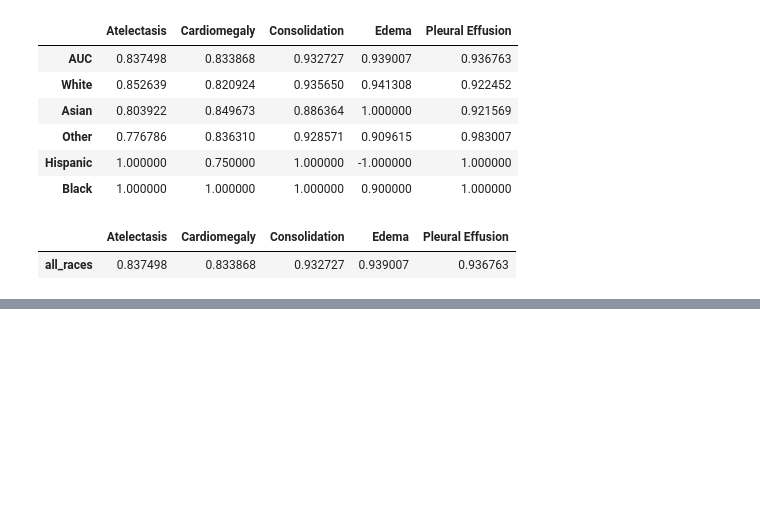
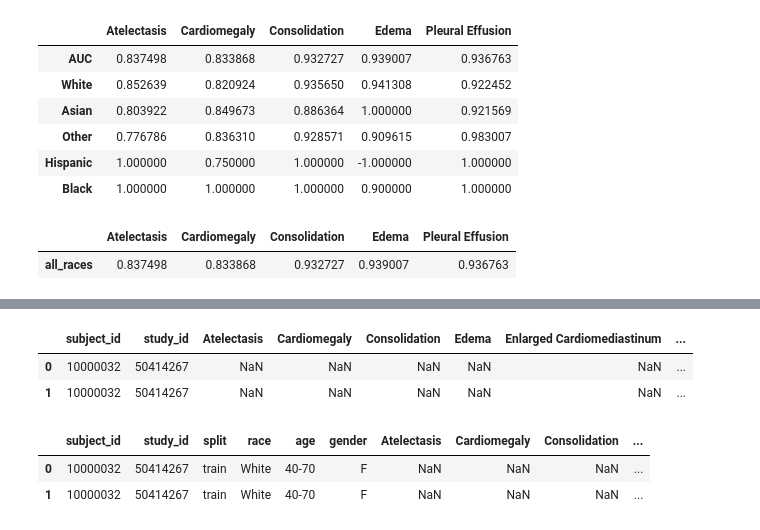
Before and after one commit to SharonPeled/racial-effect-in-radiographs-interpretation, a Jupyter notebook: evaluation.ipynb, the cells around one changed output, grey strips where cells are left out. Drawn from its saved outputs; the diff is of its cells as text; code cells hidden in the pictures; blank space fills up the shorter version.

```diff
--- a/evaluation.ipynb
+++ b/evaluation.ipynb
@@ -248,0 +288,4 @@ df_res_disease
+# %%
+df_patients = pd.read_csv(os.path.join(Configs.CXR_DATA_DIR, "patients.csv"))
+display(df_patients.shape)
+display(df_patients.head(2))
@@ -248,0 +297,7 @@ df_res_disease
+# %%
+df_cxr_joined = df_labels.merge(df_adm, on='subject_id').merge(df_patients, on='subject_id').merge(df_split, on=['subject_id', 'study_id'])
+df_cxr_joined.head(2)
+# %% [output]
+|  | subject_id | study_id | Atelectasis | Cardiomegaly | Consolidation | Edema | Enlarged Cardiomediastinum | ... |
+| 0 | 10000032 | 50414267 | NaN | NaN | NaN | NaN | NaN | ... |
+| 1 | 10000032 | 50414267 | NaN | NaN | NaN | NaN | NaN | ... |
@@ -248,0 +326,7 @@ df_res_disease
+# %%
+df_cxr_demo = df_cxr_joined[['subject_id', 'study_id', 'split'] + ['race', 'age', 'gender'] + Configs.DISEASE_CLASSES]
+df_cxr_demo.head(2)
+# %% [output]
+|  | subject_id | study_id | split | race | age | gender | Atelectasis | Cardiomegaly | Consolidation | ... |
+| 0 | 10000032 | 50414267 | train | White | 40-70 | F | NaN | NaN | NaN | ... |
+| 1 | 10000032 | 50414267 | train | White | 40-70 | F | NaN | NaN | NaN | ... |
```
Also changed, not shown: parts of 20 cells of this notebook, 8 other files.
